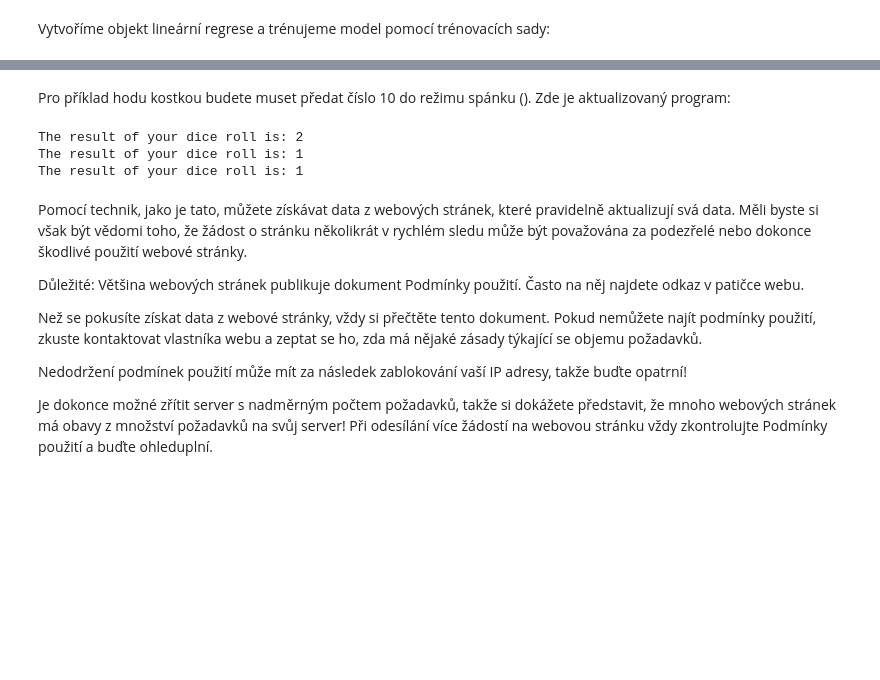
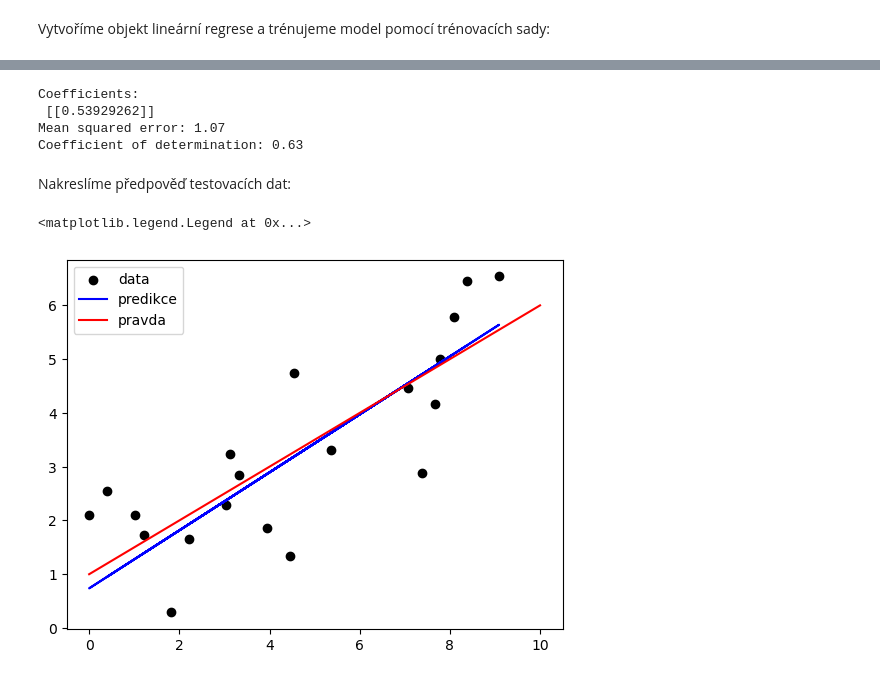
Before and after one commit to LiyaGaynutdinova/PythonForEngineering, a Jupyter notebook: Python 2 CZ/Week 7/Supervised learning.ipynb, the cells around one changed output, grey strips where cells are left out. Saved outputs shown, nothing was run; the diff lists cells and outputs as text; code cells hidden in the pictures; blank space fills up the shorter version.

```diff
--- a/Python 2 CZ/Week 7/Supervised learning.ipynb
+++ b/Python 2 CZ/Week 7/Supervised learning.ipynb
@@ -65,2 +55,4 @@ y_train = y_noise[index_train, np.newaxis]
+# %%
+x_train, x_test, y_train, y_test = train_test_split(x, y_noise, test_size=0.2, random_state=42)
 # %% [markdown]
 Vytvoříme objekt lineární regrese a trénujeme model pomocí trénovacích sady:
@@ -484,29 +59,24 @@ Done waiting!
-# %% [markdown]
-Pro příklad hodu kostkou budete muset předat číslo 10 do režimu spánku (). Zde je aktualizovaný program:
-# %%
-browser = mechanicalsoup.Browser()
-
-for i in range(4):
-    page = browser.get("http://olympus.realpython.org/dice")
-    tag = page.soup.select("#result")[0]
-    result = tag.text
-    print(f"The result of your dice roll is: {result}")
-    time.sleep(10)
-
-    # Wait 10 seconds if this isn't the last request
-    if i < 3:
-        time.sleep(10)
-# %% [output]
-The result of your dice roll is: 2
-The result of your dice roll is: 1
-The result of your dice roll is: 1
-# %% [markdown]
-Pomocí technik, jako je tato, můžete získávat data z webových stránek, které pravidelně aktualizují svá data. Měli byste si však být vědomi toho, že žádost o stránku několikrát v rychlém sledu může být považována za podezřelé nebo dokonce škodlivé použití webové stránky.
-
-Důležité: Většina webových stránek publikuje dokument Podmínky použití. Často na něj najdete odkaz v patičce webu.
-
-Než se pokusíte získat data z webové stránky, vždy si přečtěte tento dokument. Pokud nemůžete najít podmínky použití, zkuste kontaktovat vlastníka webu a zeptat se ho, zda má nějaké zásady týkající se objemu požadavků.
-
-Nedodržení podmínek použití může mít za následek zablokování vaší IP adresy, takže buďte opatrní!
-
-Je dokonce možné zřítit server s nadměrným počtem požadavků, takže si dokážete představit, že mnoho webových stránek má obavy z množství požadavků na svůj server! Při odesílání více žádostí na webovou stránku vždy zkontrolujte Podmínky použití a buďte ohleduplní.
+# %%
+model = linear_model.LinearRegression(fit_intercept=True)
+model.fit(x_train, y_train)
+y_pred = model.predict(x_test)
+
+print("Coefficients: \n", model.coef_)
+print("Mean squared error: %.2f" % mean_squared_error(y_test, y_pred))
+# The coefficient of determination: 1 is perfect prediction
+print("Coefficient of determination: %.2f" % r2_score(y_test, y_pred))
+# %% [output]
+Coefficients:
+ [[0.53929262]]
+Mean squared error: 1.07
+Coefficient of determination: 0.63
+# %% [markdown]
+Nakreslíme předpověď testovacích dat:
+# %%
+plt.scatter(x_test, y_test, color="black")
+plt.plot(x_test, y_pred, color="blue")
+plt.plot(x, y_truth, color="red")
+plt.legend(['data', 'predikce', 'pravda'])
+# %% [output]
+<matplotlib.legend.Legend at 0x...>
+[figure, added]
```
Also changed, not shown: parts of 90 cells of this notebook, 1 other file.
